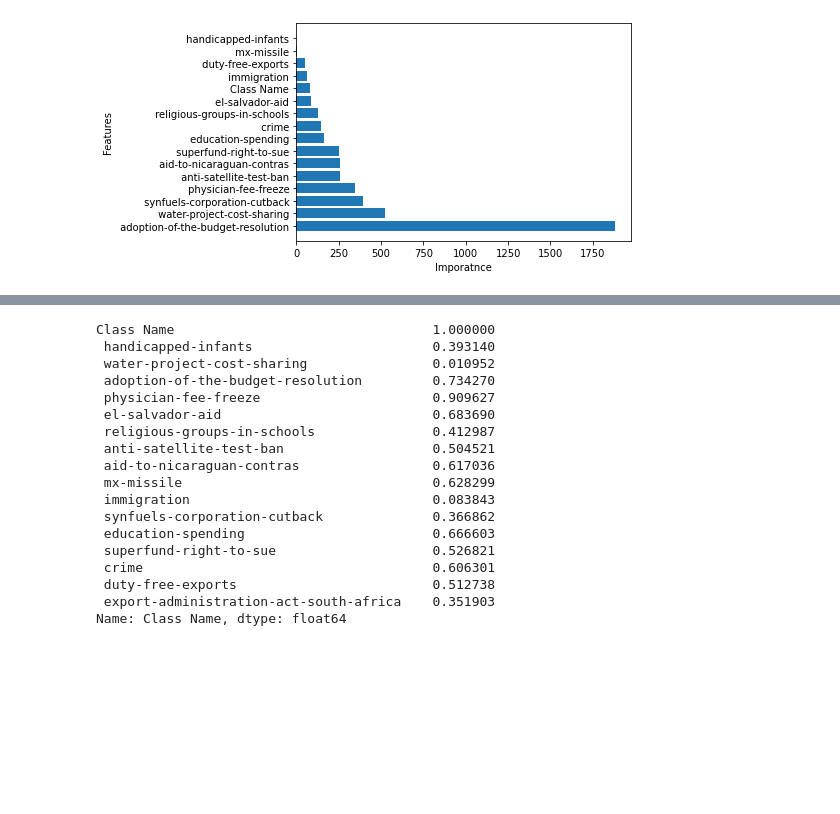
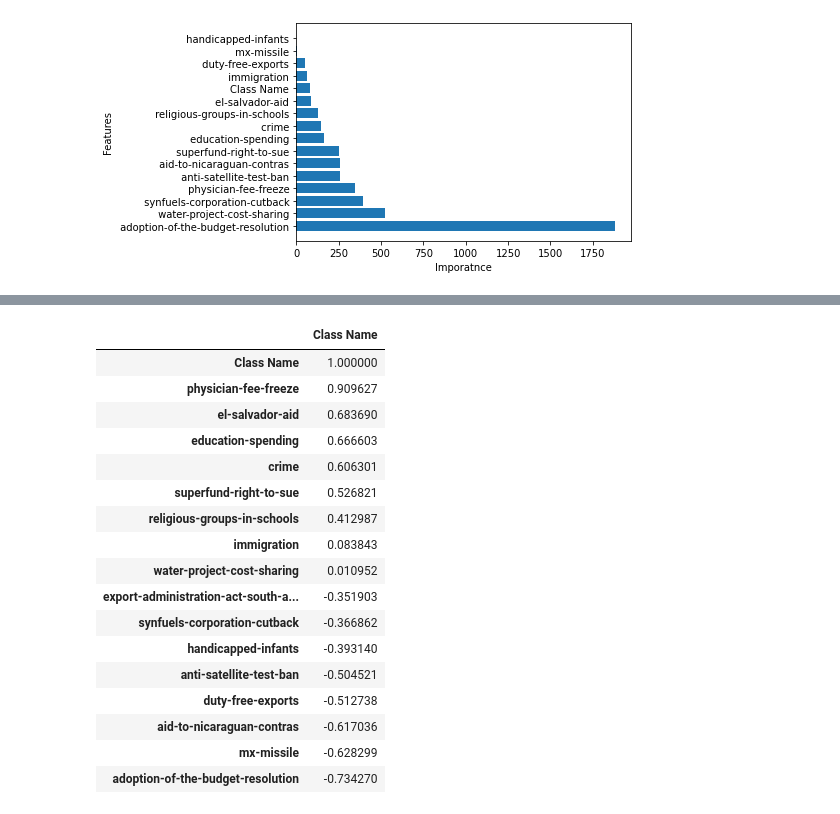
Before and after one commit to Noob919/Feature_selection, a Jupyter notebook: house_votes_84.ipynb, the cells around one changed output, grey strips where cells are left out. Cells and saved outputs as stored; diff of their text form; code cells hidden in the pictures; blank space fills up the shorter version.

```diff
--- a/house_votes_84.ipynb
+++ b/house_votes_84.ipynb
@@ -203,24 +283,27 @@ df_corr
 | crime | 0.606301 | -0.370393 | -0.009815 | -0.567444 | 0.634633 | ... |
 | duty-free-exports | -0.512738 | 0.219905 | -0.096392 | 0.455379 | -0.513902 | ... |
 | export-administration-act-south-a... | -0.351903 | 0.207915 | -0.031326 | 0.439262 | -0.398526 | ... |
-# %%
-print(abs(df_corr['Class Name']))
-# %% [output]
-Class Name                                 1.000000
- handicapped-infants                       0.393140
- water-project-cost-sharing                0.010952
- adoption-of-the-budget-resolution         0.734270
- physician-fee-freeze                      0.909627
- el-salvador-aid                           0.683690
- religious-groups-in-schools               0.412987
- anti-satellite-test-ban                   0.504521
- aid-to-nicaraguan-contras                 0.617036
- mx-missile                                0.628299
- immigration                               0.083843
- synfuels-corporation-cutback              0.366862
- education-spending                        0.666603
- superfund-right-to-sue                    0.526821
- crime                                     0.606301
- duty-free-exports                         0.512738
- export-administration-act-south-africa    0.351903
-Name: Class Name, dtype: float64
+# %%
+df_corr['Class Name']
+corr_rank = pd.DataFrame(df_corr['Class Name'])
+corr_rank = corr_rank.sort_values(by = 'Class Name',ascending = False)
+corr_rank
+# %% [output]
+|  | Class Name |
+| Class Name | 1.000000 |
+| physician-fee-freeze | 0.909627 |
+| el-salvador-aid | 0.683690 |
+| education-spending | 0.666603 |
+| crime | 0.606301 |
+| superfund-right-to-sue | 0.526821 |
+| religious-groups-in-schools | 0.412987 |
+| immigration | 0.083843 |
+| water-project-cost-sharing | 0.010952 |
+| export-administration-act-south-a... | -0.351903 |
+| synfuels-corporation-cutback | -0.366862 |
+| handicapped-infants | -0.393140 |
+| anti-satellite-test-ban | -0.504521 |
+| duty-free-exports | -0.512738 |
+| aid-to-nicaraguan-contras | -0.617036 |
+| mx-missile | -0.628299 |
+| adoption-of-the-budget-resolution | -0.734270 |
```
Also changed, not shown: parts of 16 cells of this notebook.
